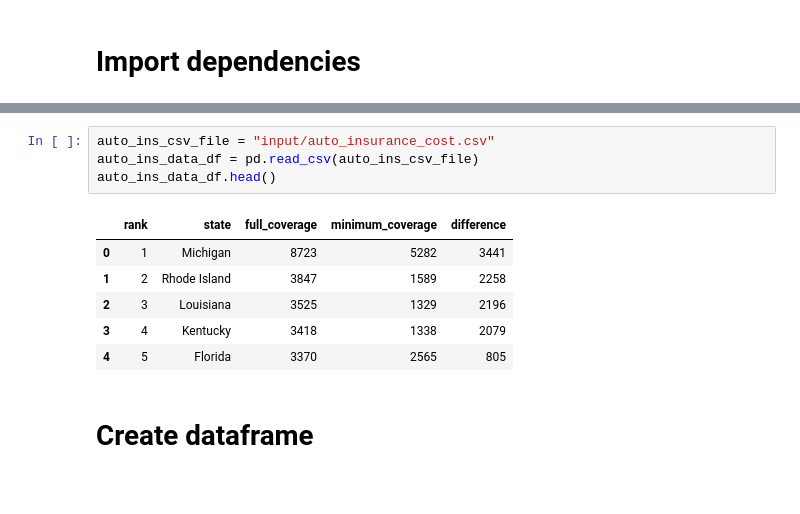
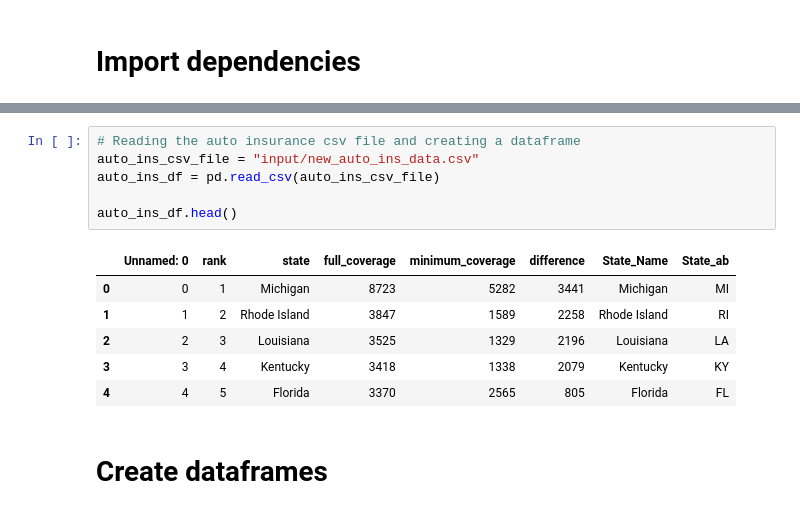
Before and after one commit to ramirezgc/ka-ching, a Jupyter notebook: Places to live.ipynb, the cells around one changed output, grey strips where cells are left out. Drawn from its saved outputs; the diff is of its cells as text.

```diff
--- a/Places to live.ipynb
+++ b/Places to live.ipynb
@@ -33,16 +34,18 @@ income_df.head()
 | 2 | 1011020 | 1 | Alabama | AL | Shelby County | Columbiana | Columbiana city | City | place | 35051 | ... |
 | 3 | 1011030 | 1 | Alabama | AL | Mobile County | Satsuma | Creola city | City | place | 36572 | ... |
 | 4 | 1011040 | 1 | Alabama | AL | Mobile County | Dauphin Island | Dauphin Island | Town | place | 36528 | ... |
-# %%
-auto_ins_csv_file = "input/auto_insurance_cost.csv"
-auto_ins_data_df = pd.read_csv(auto_ins_csv_file)
-auto_ins_data_df.head()
-# %% [output]
-|  | rank | state | full_coverage | minimum_coverage | difference |
-| 0 | 1 | Michigan | 8723 | 5282 | 3441 |
-| 1 | 2 | Rhode Island | 3847 | 1589 | 2258 |
-| 2 | 3 | Louisiana | 3525 | 1329 | 2196 |
-| 3 | 4 | Kentucky | 3418 | 1338 | 2079 |
-| 4 | 5 | Florida | 3370 | 2565 | 805 |
+# %%
+# Reading the auto insurance csv file and creating a dataframe
+auto_ins_csv_file = "input/new_auto_ins_data.csv"
+auto_ins_df = pd.read_csv(auto_ins_csv_file)
+
+auto_ins_df.head()
+# %% [output]
+|  | Unnamed: 0 | rank | state | full_coverage | minimum_coverage | difference | State_Name | State_ab |
+| 0 | 0 | 1 | Michigan | 8723 | 5282 | 3441 | Michigan | MI |
+| 1 | 1 | 2 | Rhode Island | 3847 | 1589 | 2258 | Rhode Island | RI |
+| 2 | 2 | 3 | Louisiana | 3525 | 1329 | 2196 | Louisiana | LA |
+| 3 | 3 | 4 | Kentucky | 3418 | 1338 | 2079 | Kentucky | KY |
+| 4 | 4 | 5 | Florida | 3370 | 2565 | 805 | Florida | FL |
 # %% [markdown]
-# Create dataframe
+# Create dataframes
```
Also changed, not shown: parts of 15 cells of this notebook.
